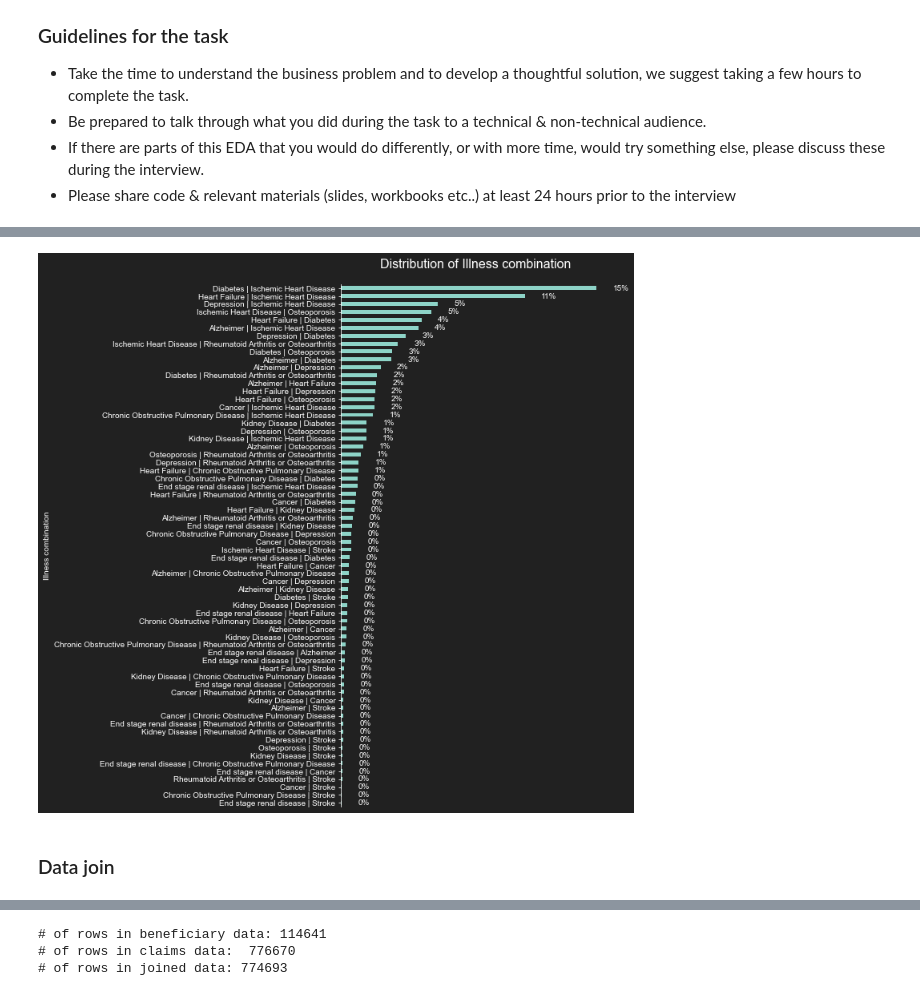
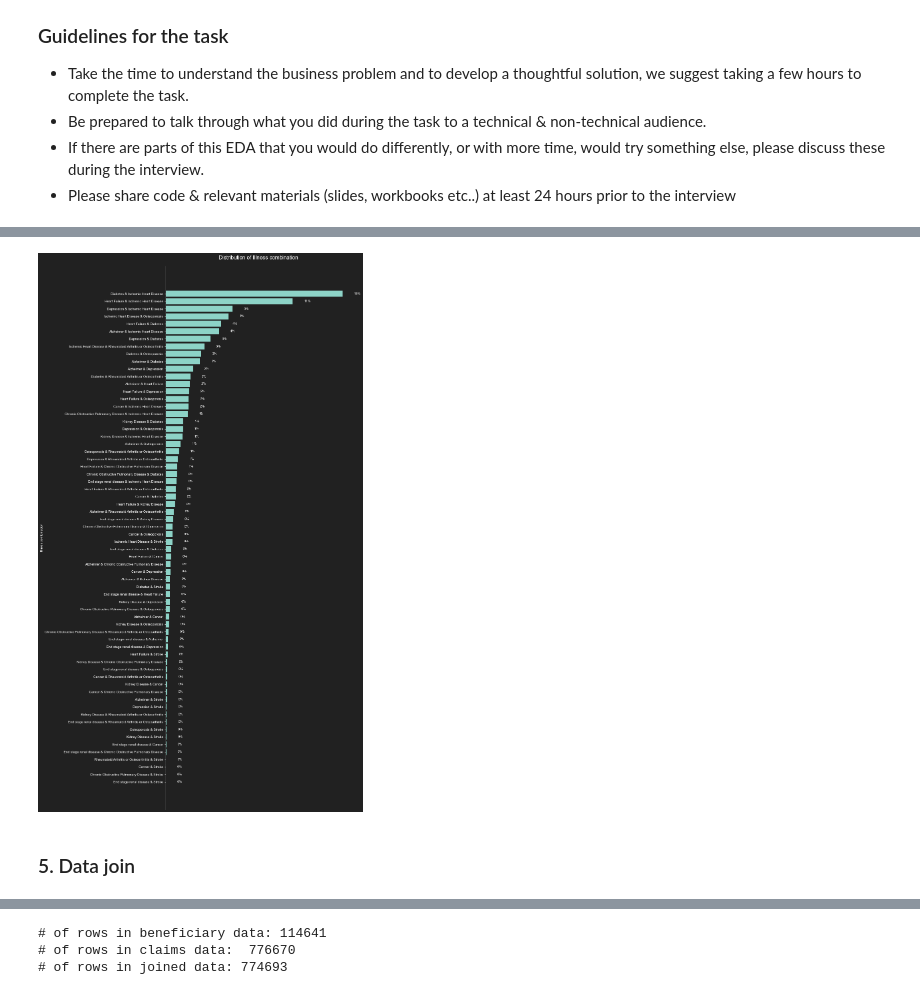
Before and after one commit to pattern-recogniser/python-helper, a Jupyter notebook: Outpatient claims analysis.ipynb, the cells around one changed output, grey strips where cells are left out. Saved outputs shown, nothing was run; the diff lists cells and outputs as text; code cells hidden in the pictures.

```diff
--- a/Outpatient claims analysis.ipynb
+++ b/Outpatient claims analysis.ipynb
@@ -232,12 +232,15 @@ generate_vertical_bar_graph(df=beneficiary_df,
 # %%
 illness_combination_df = beneficiary_df[
     beneficiary_df['combined_condition'].str.contains('\&')
     ]
-generate_horizontal_bar_graph(df=illness_combination_df,
-                            variable="combined_condition",
-                            chart_title="",
-                            variable_readable="Illness combination")
+fig, ax = plt.subplots(figsize=(10, 30), facecolor=SLIDE_BACKGROUND_COLOR)
+generate_horizontal_bar_graph(ax=ax,
+                              df=illness_combination_df,
+                              categorical_variable="combined_condition",
+                              chart_title="",
+                              variable_readable="Illness combination")
+plt.show()
 # %% [output]
-[figure, old version]
+[figure, new version]
 # %% [markdown]
-### Data join
+### 5. Data join
```
Also changed, not shown: parts of 40 cells of this notebook, 1 other file.
